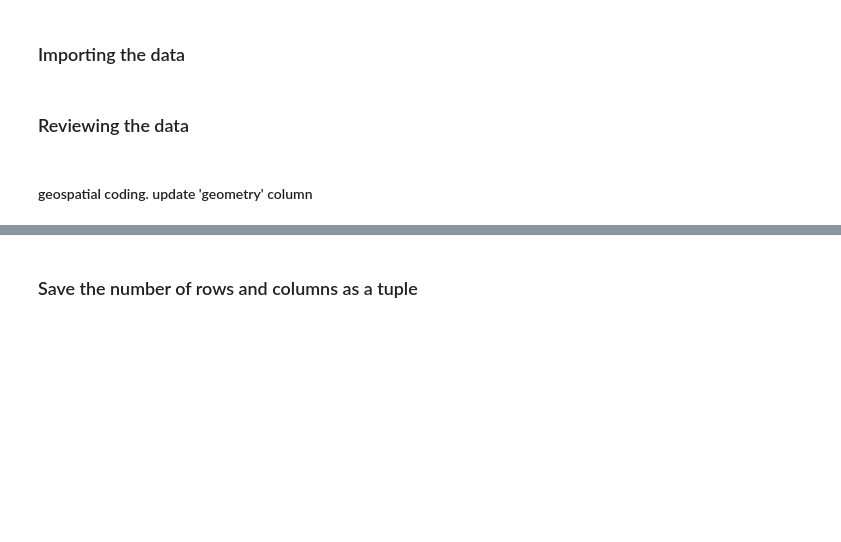
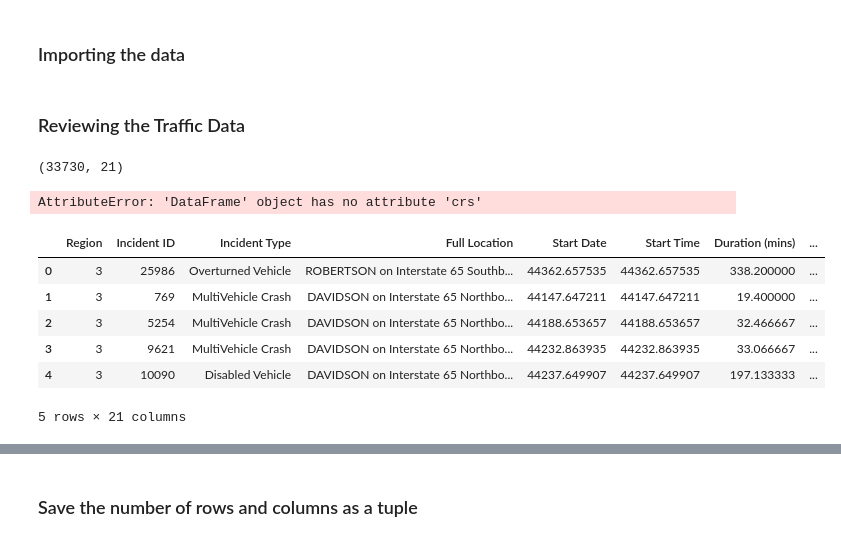
Before and after one commit to ssaggio/Capstone, a Jupyter notebook: notebook/Capstone_Suzanne.ipynb, the cells around one changed output, grey strips where cells are left out. Cells and saved outputs as stored; diff of their text form; code cells hidden in the pictures; blank space fills up the shorter version.

```diff
--- a/notebook/Capstone_Suzanne.ipynb
+++ b/notebook/Capstone_Suzanne.ipynb
@@ -20,12 +20,27 @@ from folium.plugins import FastMarkerCluster
 # %% [markdown]
 ### Importing the data
 # %%
-traffic_df = pd.read_csv('../data/Interstate Data Merge.S.csv')
+traffic_df = pd.read_excel('../data/MASTER File.xlsx')
+d_weather = pd.read_excel('../data/Daily Weather Formatted.xlsx')
+h_weather = pd.read_excel('../data/Hourly Weather Formatted.xlsx')
 # %% [markdown]
-### Reviewing the data
+### Reviewing the Traffic Data
 # %%
 print(traffic_df.shape)
+# %% [output]
+(33730, 21)
 # %%
-print(traffic_df.crs)
+#keep in case
+#print(traffic_df.crs)
+# %% [output]
+AttributeError: 'DataFrame' object has no attribute 'crs'
 # %%
-traffic_df.head(10)
+traffic_df.head()
+# %% [output]
+|  | Region | Incident ID | Incident Type | Full Location | Start Date | Start Time | Duration (mins) | ... |
+| 0 | 3 | 25986 | Overturned Vehicle | ROBERTSON on Interstate 65 Southb... | 44362.657535 | 44362.657535 | 338.200000 | ... |
+| 1 | 3 | 769 | MultiVehicle Crash | DAVIDSON on Interstate 65 Northbo... | 44147.647211 | 44147.647211 | 19.400000 | ... |
+| 2 | 3 | 5254 | MultiVehicle Crash | DAVIDSON on Interstate 65 Northbo... | 44188.653657 | 44188.653657 | 32.466667 | ... |
+| 3 | 3 | 9621 | MultiVehicle Crash | DAVIDSON on Interstate 65 Northbo... | 44232.863935 | 44232.863935 | 33.066667 | ... |
+| 4 | 3 | 10090 | Disabled Vehicle | DAVIDSON on Interstate 65 Northbo... | 44237.649907 | 44237.649907 | 197.133333 | ... |
+5 rows × 21 columns
@@ -34,2 +46,0 @@ traffic_df.info()
-# %% [markdown]
-#### geospatial coding. update 'geometry' column
```
Also changed, not shown: parts of 51 cells of this notebook, 1 other file.
